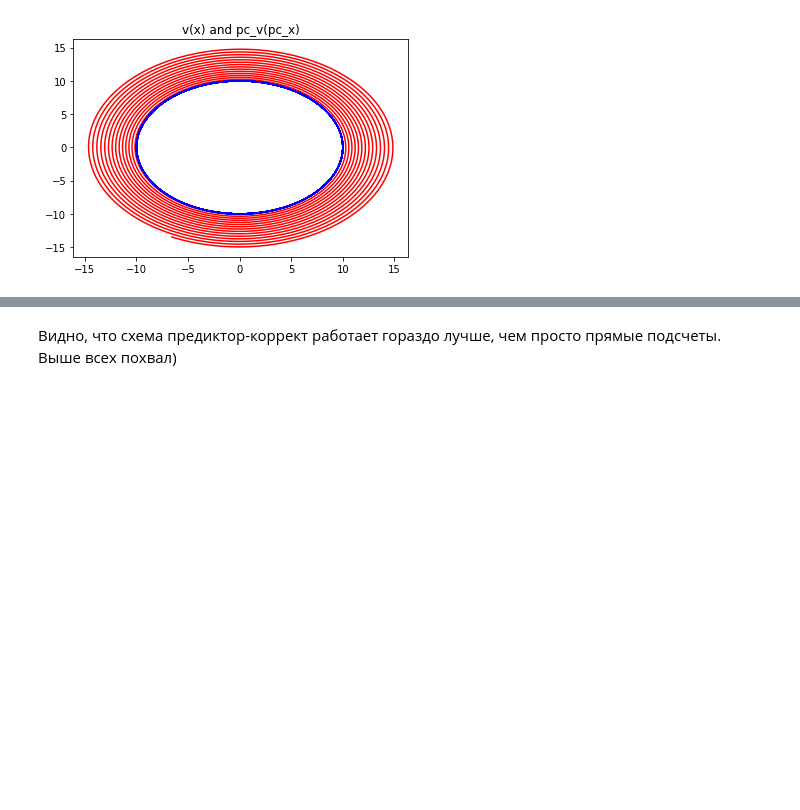
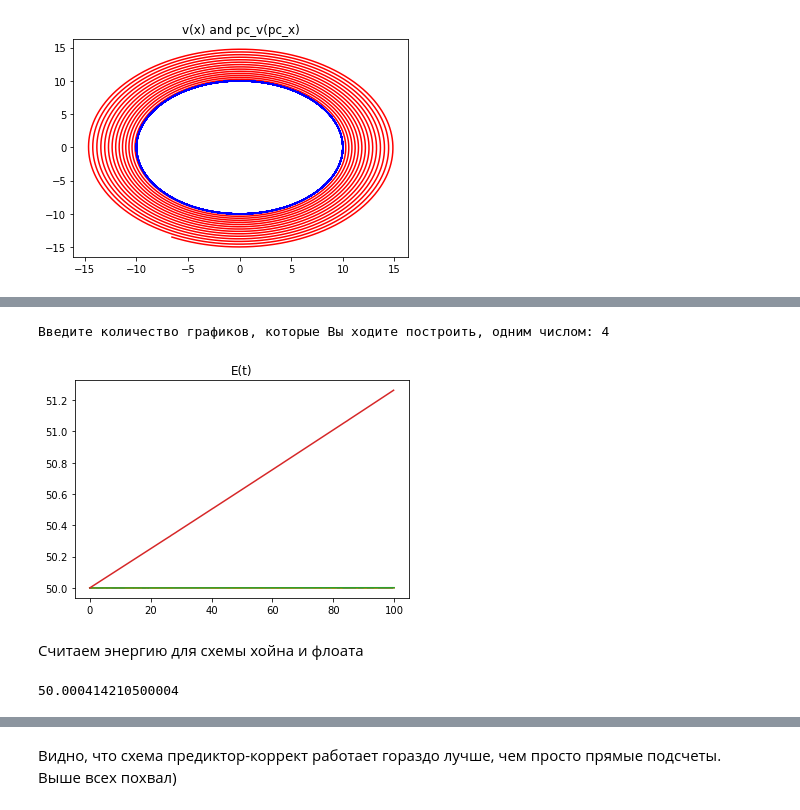
Before and after one commit to korliakov/physmod, a Jupyter notebook: hw_4/py_visual.ipynb, the cells around one changed output, grey strips where cells are left out. Saved outputs shown, nothing was run; the diff lists cells and outputs as text; code cells hidden in the pictures; blank space fills up the shorter version.

```diff
--- a/hw_4/py_visual.ipynb
+++ b/hw_4/py_visual.ipynb
@@ -132,0 +212,33 @@ plt.show()
+# %%
+import matplotlib.pyplot as plt
+
+
+E_0 = 0.5 * ((new_x[0])**2 + (new_v[0])**2)
+E_1 = 0.5 * ((new_x[1])**2 + (new_v[1])**2)
+E_2 = 0.5 * ((new_x[2])**2 + (new_v[2])**2)
+E_3 = 0.5 * ((new_x[3])**2 + (new_v[3])**2)
+E_4 = 0.5 * ((new_x[4])**2 + (new_v[4])**2)
+
+
+new_E = [E_0,
+E_1,
+E_2,
+E_3,
+E_4]
+# %%
+import matplotlib.pyplot as plt
+
+plot_num = int(input("Введите количество графиков, которые Вы ходите построить, одним числом: "))
+
+
+
+
+plt.title("E(t)")
+for i in range(plot_num):
+    plt.plot(new_t[i], new_E[i])
+plt.show()
+# %% [output]
+Введите количество графиков, которые Вы ходите построить, одним числом: 4
+[figure, added]
+# %% [markdown]
+Считаем энергию для схемы хойна и флоата
@@ -132,0 +291,25 @@ plt.show()
+# %%
+import matplotlib.pyplot as plt
+
+
+new_E_0 = 0.5 * ((x_for_E[0])**2 + (v_for_E[0])**2)
+new_E_1 = 0.5 * ((x_for_E[1])**2 + (v_for_E[1])**2)
+new_E_2 = 0.5 * ((x_for_E[2])**2 + (v_for_E[2])**2)
+new_E_3 = 0.5 * ((x_for_E[3])**2 + (v_for_E[3])**2)
+new_E_4 = 0.5 * ((x_for_E[4])**2 + (v_for_E[4])**2)
+new_E_5 = 0.5 * ((x_for_E[5])**2 + (v_for_E[5])**2)
+
+
+
+new_E = np.log([new_E_0[-1],
+new_E_1[-1],
+new_E_2[-1],
+new_E_3[-1],
+new_E_4[-1],
+new_E_5[-1]])
+
+deltas = np.log([0.005, 0.0005, 0.01, 0.001, 0.0001, 0.00001])
+
+print()
+# %% [output]
+50.000414210500004
```
Also changed, not shown: parts of 6 cells of this notebook, 2 other files.
